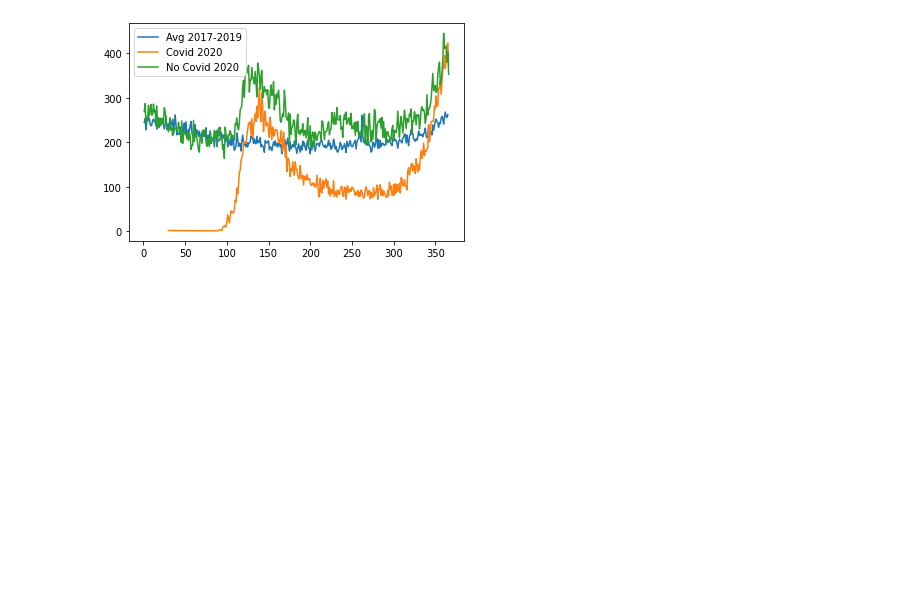
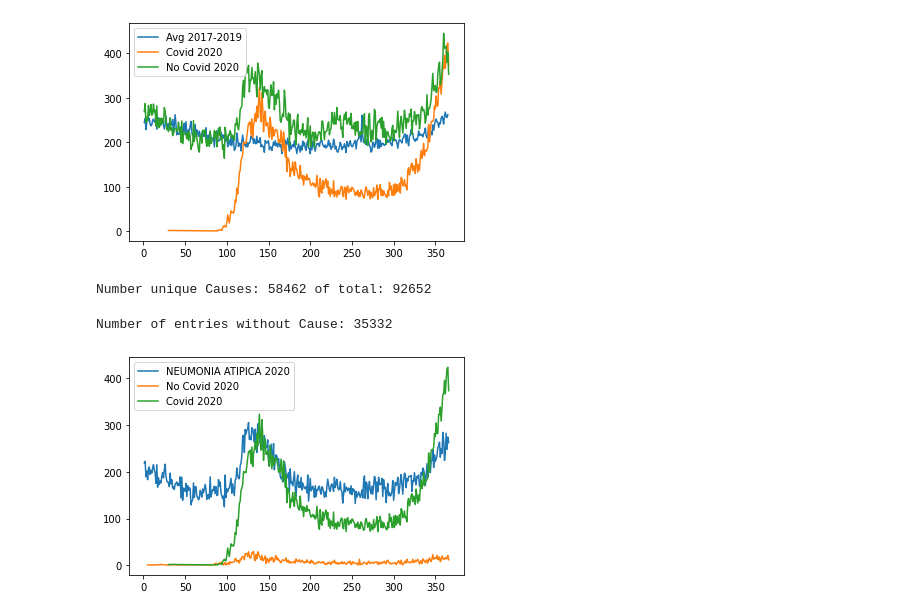
Before and after one commit to Momoyactly/cdmx-covid-analysis, a Jupyter notebook: cleaning.ipynb, the cells around one changed output. Drawn from its saved outputs; the diff is of its cells as text; code cells hidden in the pictures; blank space fills up the shorter version.

```diff
--- a/cleaning.ipynb
+++ b/cleaning.ipynb
@@ -69,7 +85,7 @@ plt.savefig('Images/dethsByYear.jpg', bbox_inches='tight')
 # %%
 avg_past_year=(month_grouped['Date'].loc[2017].values+month_grouped['Date'].loc[2018].values+month_grouped['Date'].loc[2019].values)/3
-covid_2020 = def_df[(def_df['causa'] != 'Otra')&(def_df['Year'] == 2020)]
-no_covid_2020 = def_df[(def_df['causa'] == 'Otra')&(def_df['Year'] == 2020)]
+covid_2020 = def_df[(def_df['Covid'] != 'Otra')&(def_df['Year'] == 2020)]
+no_covid_2020 = def_df[(def_df['Covid'] == 'Otra')&(def_df['Year'] == 2020)]
 
 plt.plot(range(1,366),avg_past_year,label = 'Avg 2017-2019')
 plt.plot(covid_2020.groupby(['Day']).count()['Date'], label = 'Covid 2020')
@@ -79,3 +95,25 @@ plt.savefig('Images/CovidVSnoCovid.jpg')
 plt.show()
 # %% [output]
 [figure]
+# %%
+ncausa_registro = no_covid_2020['Cause'].nunique()
+total_entries = len(no_covid_2020)
+print(f'Number unique Causes: {ncausa_registro} of total: {total_entries}')
+# %% [output]
+Number unique Causes: 58462 of total: 92652
+# %%
+num_nan_2020 = no_covid_2020.isnull().values.sum()
+print(f'Number of entries without Cause: {num_nan_2020}')
+no_covid_2020 = no_covid_2020.dropna()
+# %% [output]
+Number of entries without Cause: 35332
+# %%
+NA_df = no_covid_2020[no_covid_2020['Cause'].str.contains('NEUMONIA ATIPICA')]
+plt.plot(no_covid_2020.groupby(['Day']).count()['Date'], label = 'NEUMONIA ATIPICA 2020')
+plt.plot(NA_df.groupby(['Day']).count()['Date'], label = 'No Covid 2020')
+plt.plot(covid_2020.groupby(['Day']).count()['Date'], label = 'Covid 2020')
+plt.legend()
+plt.savefig('Images/NeumoniaAtipicaVSall.jpg')
+plt.show()
+# %% [output]
+[figure, added]
```
Also changed, not shown: parts of 7 cells of this notebook, 2 other files.
